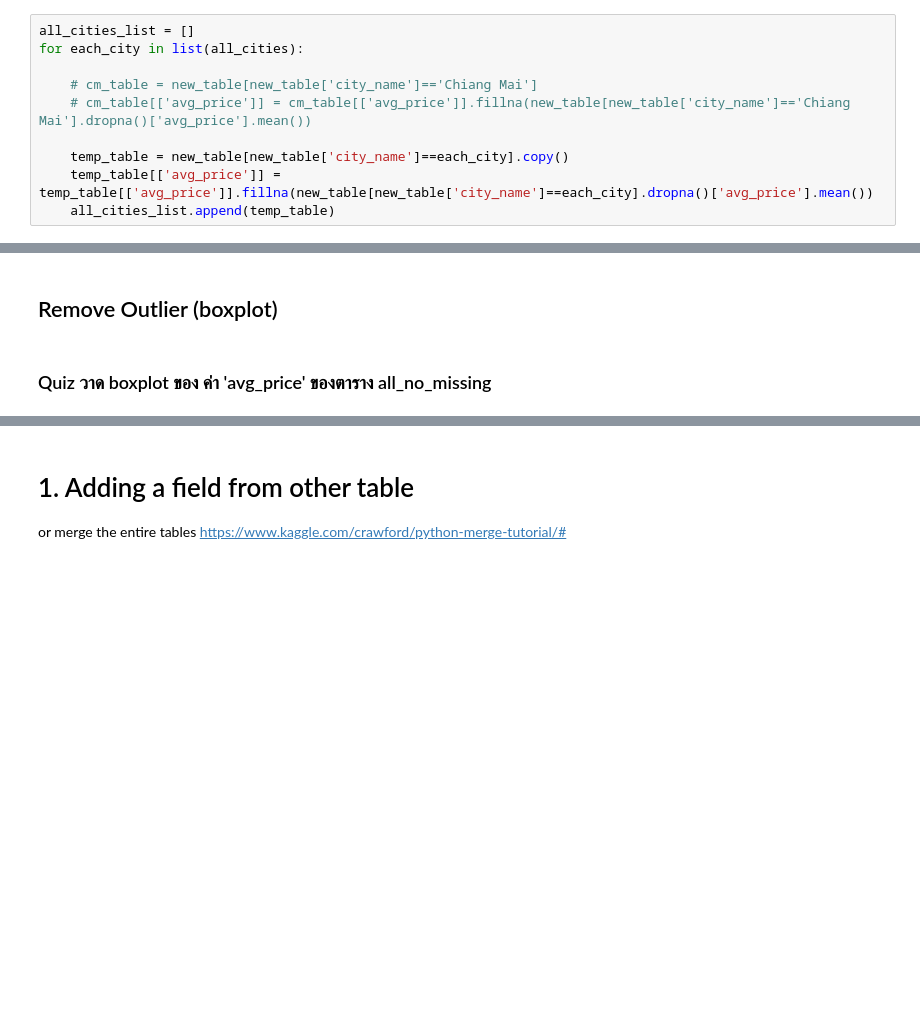
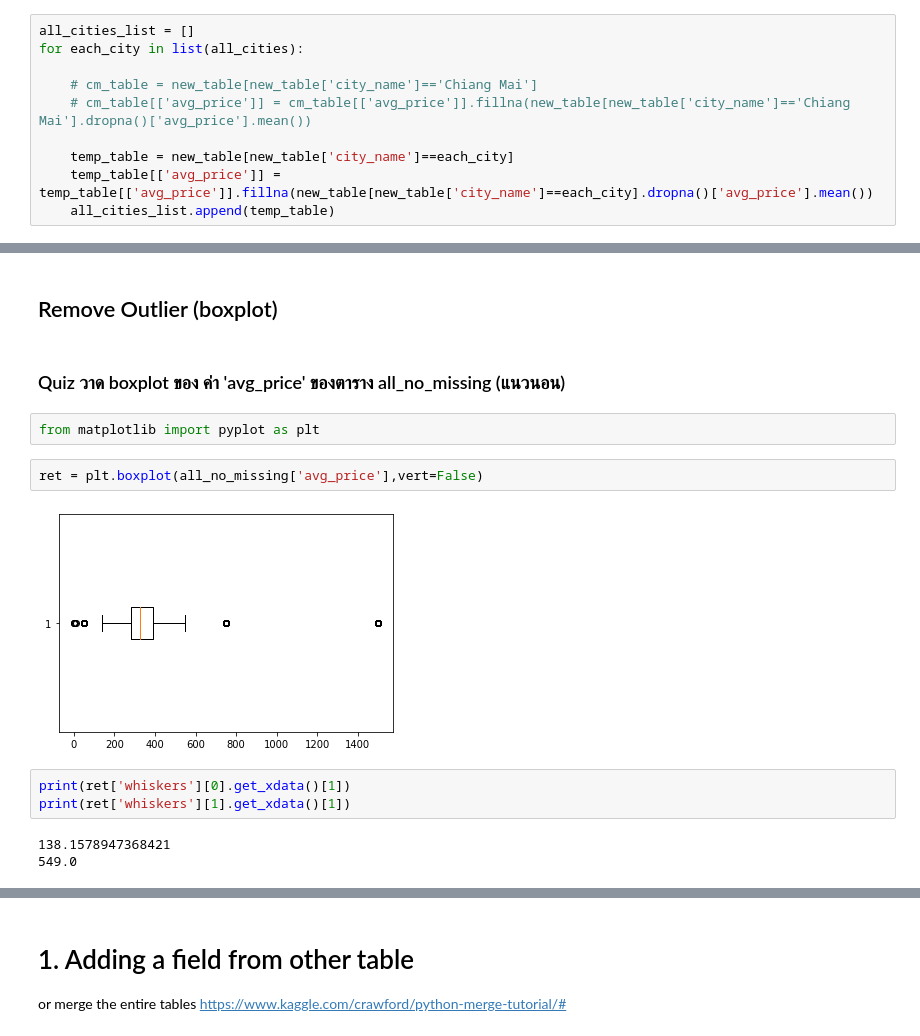
Before and after one commit to tohnperfect/KKU_Data_Mining, a Jupyter notebook: Pandas_101.ipynb, the cells around one changed output, grey strips where cells are left out. Drawn from its saved outputs; the diff is of its cells as text; blank space fills up the shorter version.

```diff
--- a/Pandas_101.ipynb
+++ b/Pandas_101.ipynb
@@ -411,6 +411,6 @@ for each_city in list(all_cities):
     # cm_table = new_table[new_table['city_name']=='Chiang Mai']
     # cm_table[['avg_price']] = cm_table[['avg_price']].fillna(new_table[new_table['city_name']=='Chiang Mai'].dropna()['avg_price'].mean())
 
-    temp_table = new_table[new_table['city_name']==each_city].copy()
+    temp_table = new_table[new_table['city_name']==each_city]
     temp_table[['avg_price']] = temp_table[['avg_price']].fillna(new_table[new_table['city_name']==each_city].dropna()['avg_price'].mean())
     all_cities_list.append(temp_table)
@@ -446,4 +480,16 @@ dtype: bool
 # %% [markdown]
 ## Remove Outlier (boxplot)
 # %% [markdown]
-### Quiz วาด boxplot ของ ค่า 'avg_price' ของตาราง all_no_missing
+### Quiz วาด boxplot ของ ค่า 'avg_price' ของตาราง all_no_missing (แนวนอน)
+# %%
+from matplotlib import pyplot as plt
+# %%
+ret = plt.boxplot(all_no_missing['avg_price'],vert=False)
+# %% [output]
+[figure, added]
+# %%
+print(ret['whiskers'][0].get_xdata()[1])
+print(ret['whiskers'][1].get_xdata()[1])
+# %% [output]
+138.1578947368421
+549.0
```
Also changed, not shown: parts of 4 cells of this notebook.
